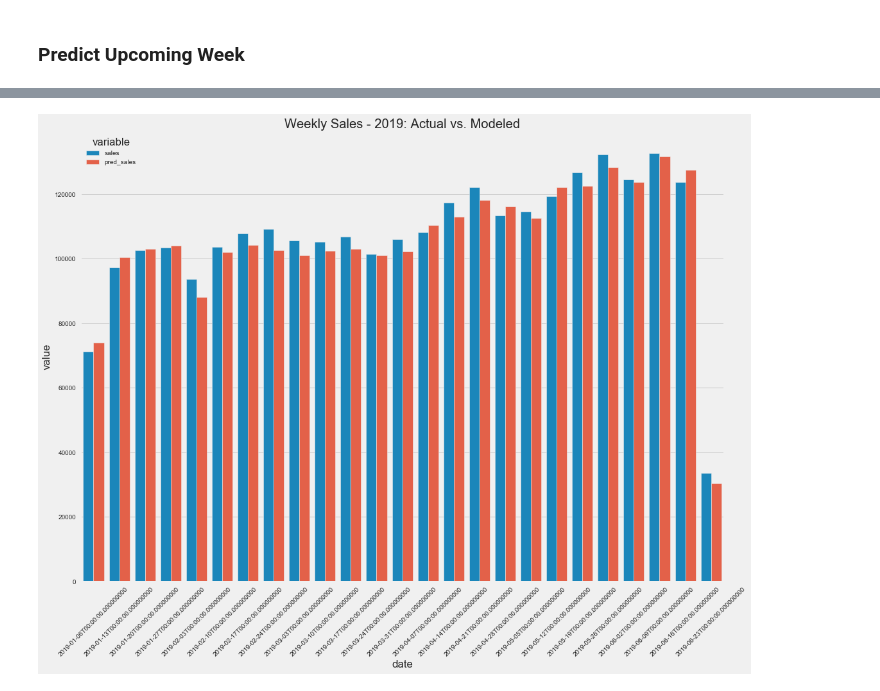
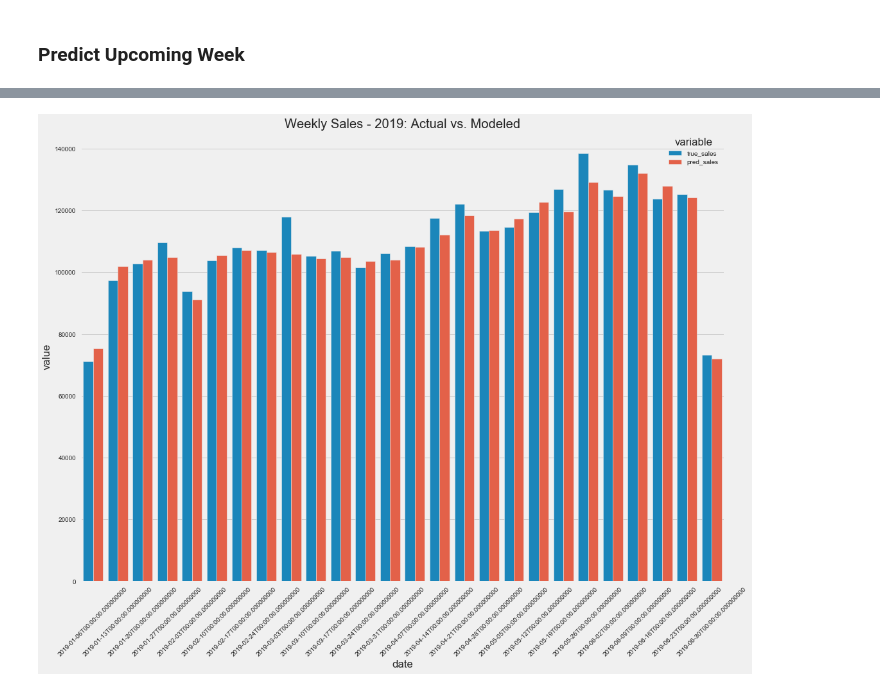
Before and after one commit to maks-p/restaurant_sales_forecasting, a Jupyter notebook: final_model.ipynb, the cells around one changed output, grey strips where cells are left out. Saved outputs shown, nothing was run; the diff lists cells and outputs as text; code cells hidden in the pictures.

```diff
--- a/final_model.ipynb
+++ b/final_model.ipynb
@@ -338,7 +428,7 @@ train_date_end = '2018-12-31'
 pre_pipe = Pipeline ( steps = [ ( 'closed' , CalendarTransformer(additional_closed_dates) ),
                                 ( 'outliers', OutlierTransformer(z_thresh) ) ] )
 
-post_pipe = Pipeline (steps = [ ( 'basic_features', BasicFeatureTransformer(month_clusters) ),
+post_pipe = Pipeline (steps = [ ( 'basic_features', BasicFeatureTransformer(month_clusters, start_date, end_date) ),
                                 ( 'weather_features', WeatherFeatureTransformer(temp_bins, open_time, close_time) ),
                                 ( 'interactions', InteractionTransformer() ) ] )
 # %% [markdown]
@@ -489,5 +587,5 @@ def run_linear(current_file, weather_csv_file, pre_pipe, post_pipe):
 
     return pred_df, y_test, X_train
 
-pred_df, y_test, X_train = run_linear(current_file, weather_csv_file, pre_pipe, post_pipe)
+pred_df, y_test, X_train = run_linear(sales_data, weather_csv_file, pre_pipe, post_pipe)
 # %% [output]
@@ -514,11 +614,11 @@ temp_hot_X_outside  -->  3823.18108748268
 ## Run XGB Regressor "Pipeline"
 # %%
 params = {
-          'learning_rate': [0.0175, 0.020],
+          'learning_rate': [0.015, 0.0175],
           'max_depth': [3, 4],
           'min_impurity_decrease': [0.0001, 0.00015],
-          'colsample_bytree': [0.90, 0.925],
-          'n_estimators': [300, 325],
+          'colsample_bytree': [0.925, 0.95],
+          'n_estimators': [325, 350],
           'min_child_weight': [2]
         }
 
@@ -571,5 +671,5 @@ def run_xgb(current_file, weather_csv_file, pre_pipe, post_pipe, params):
 
     return pred_df, y_test, best_grid_rgr, X_train
 
-pred_df, y_test, best_grid_rgr, X_train = run_xgb(current_file, weather_csv_file, pre_pipe, post_pipe, params)
+pred_df, y_test, best_grid_rgr, X_train = run_xgb(sales_data, weather_csv_file, pre_pipe, post_pipe, params)
 # %% [output]
@@ -607,7 +707,7 @@ Cross Val Avg R-Squared:  0.7582256599552657
 # %% [markdown]
 ## Evaluation - Actual Sales vs. Predicted
 # %%
-obj = importMerge(current_file, weather_csv_file)
+obj = importMerge(sales_data, weather_csv_file)
 data = obj.import_clean_merge()
 
 data = data.rename(columns={'sales': 'true_sales'})
@@ -740,16 +894,16 @@ np.sum(upcoming_df[-7:][target])
 # %%
 plt.style.use('fivethirtyeight')
 
 fig, ax = plt.subplots(figsize=(16,12))
 
-eval_df_weekly = eval_df[['sales', 'pred_sales']]['2019'].resample('W').sum()
+eval_df_weekly = eval_df[['true_sales', 'pred_sales']]['2019'].resample('W').sum()
 ew = pd.melt(eval_df_weekly.reset_index(), id_vars='date')
 
 sns.barplot(x = 'date', y = 'value', hue = 'variable', data = ew)
 
 plt.title('Weekly Sales - 2019: Actual vs. Modeled')
 plt.xticks(rotation=45)
 
 plt.show();
 # %% [output]
-[figure, old version]
+[figure, new version]
```
Also changed, not shown: parts of 31 cells of this notebook, 1 other file.
